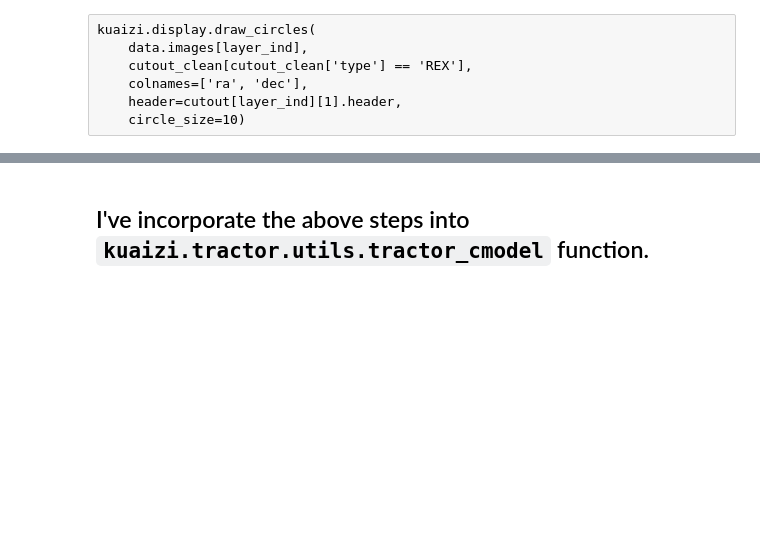
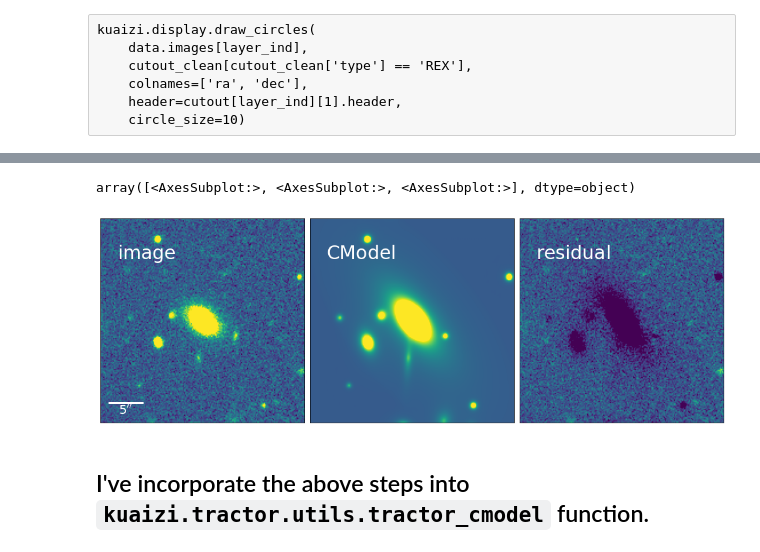
Before and after one commit to MerianSurvey/lambo, a Jupyter notebook: Merian-tractor-CModel.ipynb, the cells around one changed output, grey strips where cells are left out. Drawn from its saved outputs; the diff is of its cells as text; code cells hidden in the pictures; blank space fills up the shorter version.

Commit message:
compare tractor with cmodel

```diff
--- a/Merian-tractor-CModel.ipynb
+++ b/Merian-tractor-CModel.ipynb
@@ -250,2 +250,24 @@ array([<AxesSubplot:>, <AxesSubplot:>, <AxesSubplot:>], dtype=object)
+# %%
+## Show HSC CModel model
+objs_test = catalog.world_to_image(cutout_clean, data.wcs, update=True)
+objs_test = catalog.moments_to_shape(
+    objs_test, shape_type='cmodel_exp_ellipse', axis_ratio=True, to_pixel=True, update=True)
+objs_test = catalog.moments_to_shape(
+    objs_test, shape_type='cmodel_dev_ellipse', axis_ratio=True, to_pixel=True, update=True)
+
+img_model = catalog.objects_to_galsim(
+    data.images[layer_ind], objs_test, psf_model=data.psfs[layer_ind])
+
+
+fig, axes = plt.subplots(1, 3, figsize=(18, 6))
+
+kuaizi.display.display_multiple(
+    [data.images[layer_ind], img_model, data.images[layer_ind] - img_model],
+    text=['image', 'CModel', 'residual'],
+    ax=axes,
+    scale_bar_y_offset=0.4)
+# %% [output]
+array([<AxesSubplot:>, <AxesSubplot:>, <AxesSubplot:>], dtype=object)
+[figure, added]
 # %% [markdown]
 ## I've incorporate the above steps into `kuaizi.tractor.utils.tractor_cmodel` function.
```
Also changed, not shown: parts of 6 cells of this notebook.
